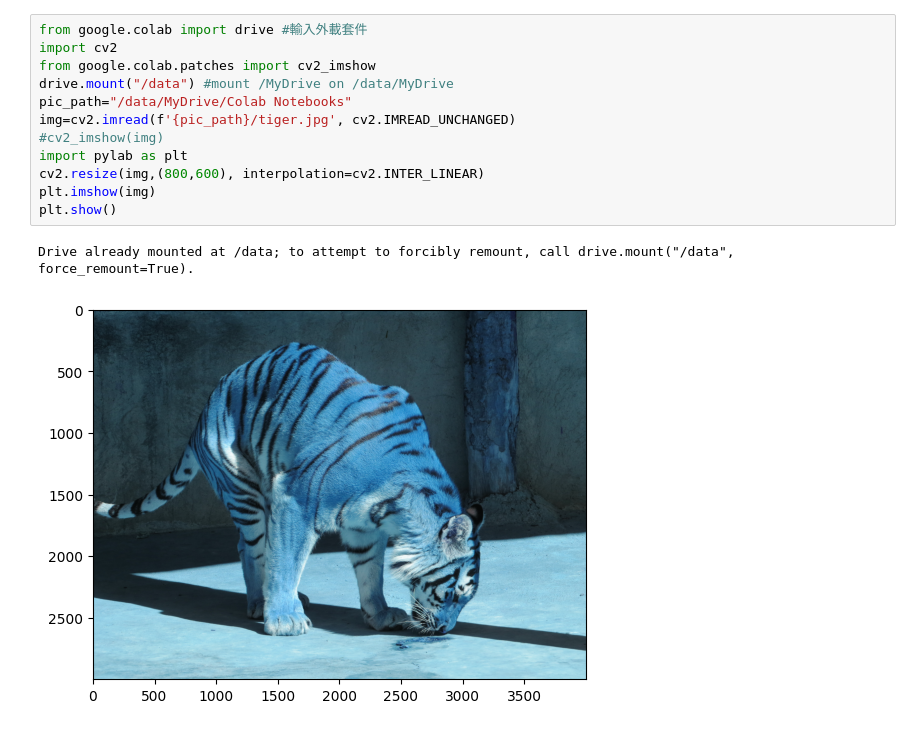
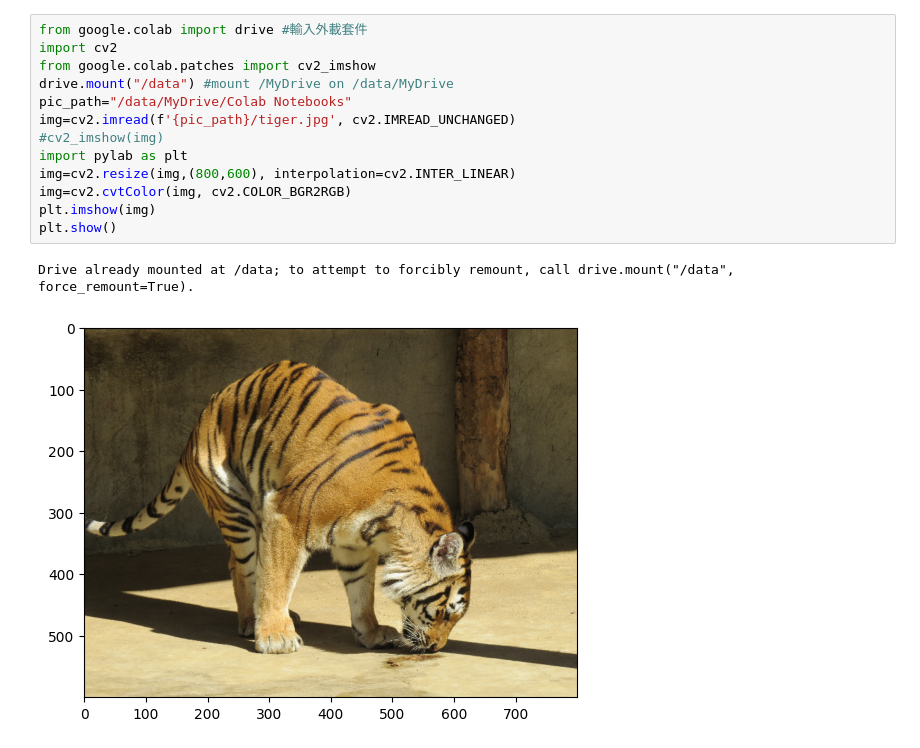
Before and after one commit to humphreyhung/Colab, a Jupyter notebook: 圖片.ipynb, the cells around one changed output. Saved outputs shown, nothing was run; the diff lists cells and outputs as text.

```diff
--- a/圖片.ipynb
+++ b/圖片.ipynb
@@ -3,15 +3,16 @@
 # %%
 from google.colab import drive #輸入外載套件
 import cv2
 from google.colab.patches import cv2_imshow
 drive.mount("/data") #mount /MyDrive on /data/MyDrive
 pic_path="/data/MyDrive/Colab Notebooks"
 img=cv2.imread(f'{pic_path}/tiger.jpg', cv2.IMREAD_UNCHANGED)
 #cv2_imshow(img)
 import pylab as plt
-cv2.resize(img,(800,600), interpolation=cv2.INTER_LINEAR)
+img=cv2.resize(img,(800,600), interpolation=cv2.INTER_LINEAR)
+img=cv2.cvtColor(img, cv2.COLOR_BGR2RGB)
 plt.imshow(img)
 plt.show()
 # %% [output]
 Drive already mounted at /data; to attempt to forcibly remount, call drive.mount("/data", force_remount=True).
-[figure, old version]
+[figure, new version]
```
